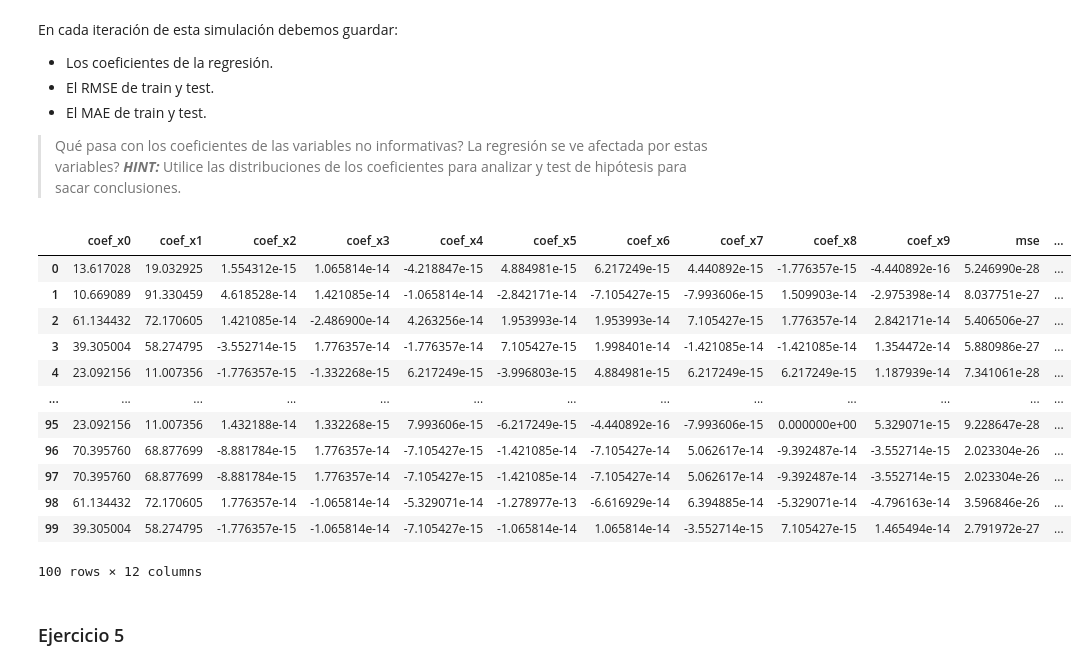
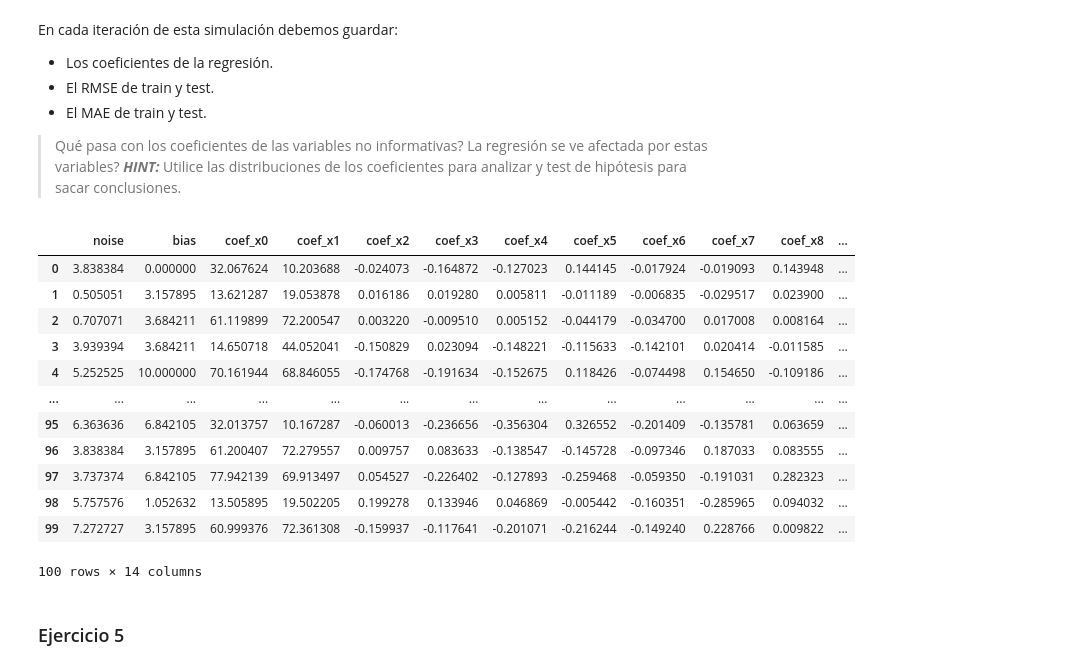
Before and after one commit to FIUBA-Posgrado-Inteligencia-Artificial/intro_ia, a Jupyter notebook: tp_integrador_enunciado/tpi_parte2.ipynb, the cells around one changed output. Cells and saved outputs as stored; diff of their text form; code cells hidden in the pictures.

```diff
--- a/tp_integrador_enunciado/tpi_parte2.ipynb
+++ b/tp_integrador_enunciado/tpi_parte2.ipynb
@@ -220,71 +220,76 @@ n_informative = 2
 n_targets = 1
 random_state_values = [40, 41, 42, 43, 44, 45, 46, 47, 48, 49]
 
-noise_values = np.linspace(0, 100, 100)
-noise=random.choice(noise_values)
-
-bias_values = np.linspace(0, 100, 20)
-bias = random.choice(bias_values)
+noise_values = np.linspace(0, 10, 100)
+bias_values = np.linspace(0, 10, 20)
 # %%
 mean_squared_error_list = []
 mean_absolute_error_list = []
+noise_list = []
+bias_list = []
 coef_list = {}
 
 for i in range(100):
+    noise_val=random.choice(noise_values)
+    bias_val=random.choice(bias_values)
+
     data = generate_dataset(
         n_samples=n_samples,
         n_features=n_features,
         n_informative=n_informative,
         n_targets=n_targets,
         random_state=random.choice(random_state_values),
-        noise=0,
-        # bias=0,
-        # noise=random.choice(noise_values),
-        bias=bias,
+        noise=noise_val,
+        bias=bias_val,
         output='dataframe'
     )
 
     X = data.iloc[:, :-1].values
+    # We can edit de array to re analize the new coef distribution
     # X = X[:, [0, 1, 2, 3, 4, 5, 6, 7, 8, 9]]
     y = data.iloc[:, 10].values
 
     X_train, X_test, y_train, y_test = train_test_split(X, y, train_size=0.8,
                                                         random_state=random.choice(random_state_values), shuffle=True)
     # Create linear regression object
     regr = linear_model.LinearRegression()
     # Train the model using the training sets
     regr.fit(X = X_train, y = y_train)
     # Make predictions using the testing set
     y_pred = regr.predict(X_test)
 
     # Create an dictionary of arrays for every variable coef
     for j in range(0, len(regr.coef_), 1):
+        # To init de array
         if i == 0:
             coef_list[j] = []
         coef_list[j].append(regr.coef_[j])
+    noise_list.append(noise_val)
+    bias_list.append(bias_val)
     mean_squared_error_list.append(mean_squared_error(y_test, y_pred))
     mean_absolute_error_list.append(mean_absolute_error(y_test, y_pred))
 
-data_output = dict(coef_x0=coef_list[0], coef_x1=coef_list[1], coef_x2=coef_list[2], coef_x3=coef_list[3], coef_x4=coef_list[4],
+data_output = dict(noise=noise_list, bias=bias_list,
+                   coef_x0=coef_list[0], coef_x1=coef_list[1], coef_x2=coef_list[2], coef_x3=coef_list[3], coef_x4=coef_list[4],
                    coef_x5=coef_list[5], coef_x6=coef_list[6], coef_x7=coef_list[7], coef_x8=coef_list[8], coef_x9=coef_list[9],
                    mse=mean_squared_error_list, mae=mean_absolute_error_list)
 data_frame_output = pd.DataFrame(data_output)
 
 data_frame_output
 # %% [output]
-|  | coef_x0 | coef_x1 | coef_x2 | coef_x3 | coef_x4 | coef_x5 | coef_x6 | coef_x7 | coef_x8 | coef_x9 | mse | ... |
-| 0 | 13.617028 | 19.032925 | 1.554312e-15 | 1.065814e-14 | -4.218847e-15 | 4.884981e-15 | 6.217249e-15 | 4.440892e-15 | -1.776357e-15 | -4.440892e-16 | 5.246990e-28 | ... |
-| 1 | 10.669089 | 91.330459 | 4.618528e-14 | 1.421085e-14 | -1.065814e-14 | -2.842171e-14 | -7.105427e-15 | -7.993606e-15 | 1.509903e-14 | -2.975398e-14 | 8.037751e-27 | ... |
-| 2 | 61.134432 | 72.170605 | 1.421085e-14 | -2.486900e-14 | 4.263256e-14 | 1.953993e-14 | 1.953993e-14 | 7.105427e-15 | 1.776357e-14 | 2.842171e-14 | 5.406506e-27 | ... |
-| 3 | 39.305004 | 58.274795 | -3.552714e-15 | 1.776357e-14 | -1.776357e-14 | 7.105427e-15 | 1.998401e-14 | -1.421085e-14 | -1.421085e-14 | 1.354472e-14 | 5.880986e-27 | ... |
-| 4 | 23.092156 | 11.007356 | -1.776357e-15 | -1.332268e-15 | 6.217249e-15 | -3.996803e-15 | 4.884981e-15 | 6.217249e-15 | 6.217249e-15 | 1.187939e-14 | 7.341061e-28 | ... |
+|  | noise | bias | coef_x0 | coef_x1 | coef_x2 | coef_x3 | coef_x4 | coef_x5 | coef_x6 | coef_x7 | coef_x8 | ... |
+| 0 | 3.838384 | 0.000000 | 32.067624 | 10.203688 | -0.024073 | -0.164872 | -0.127023 | 0.144145 | -0.017924 | -0.019093 | 0.143948 | ... |
+| 1 | 0.505051 | 3.157895 | 13.621287 | 19.053878 | 0.016186 | 0.019280 | 0.005811 | -0.011189 | -0.006835 | -0.029517 | 0.023900 | ... |
+| 2 | 0.707071 | 3.684211 | 61.119899 | 72.200547 | 0.003220 | -0.009510 | 0.005152 | -0.044179 | -0.034700 | 0.017008 | 0.008164 | ... |
+| 3 | 3.939394 | 3.684211 | 14.650718 | 44.052041 | -0.150829 | 0.023094 | -0.148221 | -0.115633 | -0.142101 | 0.020414 | -0.011585 | ... |
+| 4 | 5.252525 | 10.000000 | 70.161944 | 68.846055 | -0.174768 | -0.191634 | -0.152675 | 0.118426 | -0.074498 | 0.154650 | -0.109186 | ... |
 | ... | ... | ... | ... | ... | ... | ... | ... | ... | ... | ... | ... | ... |
-| 95 | 23.092156 | 11.007356 | 1.432188e-14 | 1.332268e-15 | 7.993606e-15 | -6.217249e-15 | -4.440892e-16 | -7.993606e-15 | 0.000000e+00 | 5.329071e-15 | 9.228647e-28 | ... |
-| 96 | 70.395760 | 68.877699 | -8.881784e-15 | 1.776357e-14 | -7.105427e-15 | -1.421085e-14 | -7.105427e-14 | 5.062617e-14 | -9.392487e-14 | -3.552714e-15 | 2.023304e-26 | ... |
-| 97 | 70.395760 | 68.877699 | -8.881784e-15 | 1.776357e-14 | -7.105427e-15 | -1.421085e-14 | -7.105427e-14 | 5.062617e-14 | -9.392487e-14 | -3.552714e-15 | 2.023304e-26 | ... |
-| 98 | 61.134432 | 72.170605 | 1.776357e-14 | -1.065814e-14 | -5.329071e-14 | -1.278977e-13 | -6.616929e-14 | 6.394885e-14 | -5.329071e-14 | -4.796163e-14 | 3.596846e-26 | ... |
-| 99 | 39.305004 | 58.274795 | -1.776357e-15 | -1.065814e-14 | -7.105427e-15 | -1.065814e-14 | 1.065814e-14 | -3.552714e-15 | 7.105427e-15 | 1.465494e-14 | 2.791972e-27 | ... |
+| 95 | 6.363636 | 6.842105 | 32.013757 | 10.167287 | -0.060013 | -0.236656 | -0.356304 | 0.326552 | -0.201409 | -0.135781 | 0.063659 | ... |
+| 96 | 3.838384 | 3.157895 | 61.200407 | 72.279557 | 0.009757 | 0.083633 | -0.138547 | -0.145728 | -0.097346 | 0.187033 | 0.083555 | ... |
+| 97 | 3.737374 | 6.842105 | 77.942139 | 69.913497 | 0.054527 | -0.226402 | -0.127893 | -0.259468 | -0.059350 | -0.191031 | 0.282323 | ... |
+| 98 | 5.757576 | 1.052632 | 13.505895 | 19.502205 | 0.199278 | 0.133946 | 0.046869 | -0.005442 | -0.160351 | -0.285965 | 0.094032 | ... |
+| 99 | 7.272727 | 3.157895 | 60.999376 | 72.361308 | -0.159937 | -0.117641 | -0.201071 | -0.216244 | -0.149240 | 0.228766 | 0.009822 | ... |
-100 rows × 12 columns
+100 rows × 14 columns
 # %% [markdown]
 ### Ejercicio 5
 # %% [markdown]
```
Also changed, not shown: parts of 5 cells of this notebook.
